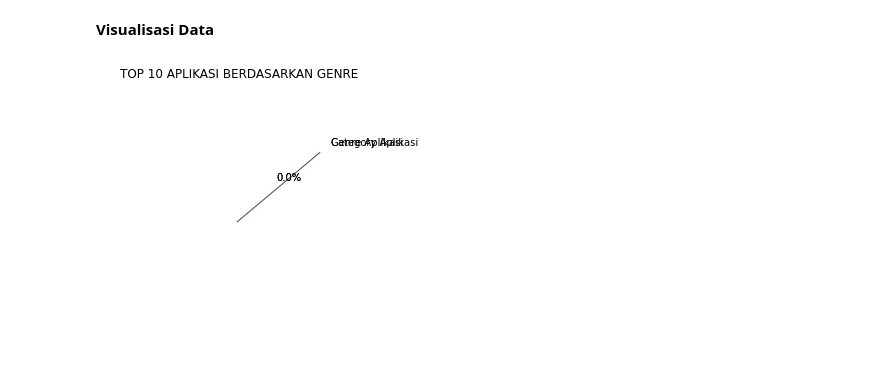
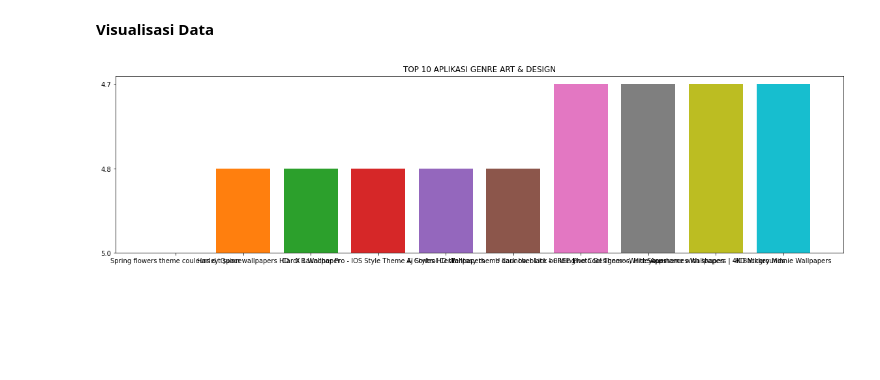
Before and after one commit to donigagahhh/BIGDATA, a Jupyter notebook: 1800018196.ipynb, the cells around one changed output. Saved outputs shown, nothing was run; the diff lists cells and outputs as text; code cells hidden in the pictures; blank space fills up the shorter version.

```diff
--- a/1800018196.ipynb
+++ b/1800018196.ipynb
@@ -238,12 +204,17 @@ jumlah2 = spark.sql("SELECT COUNT(app) FROM AC").show()
+# %%
+data_chart = datagoogleplaystore.select('App', 'Rating', 'Category', 'Genres')
+art_design = data_chart.filter(data_chart.Genres == 'Art & Design')
+art_design = art_design.filter(data_chart.Rating <= 5.0)
+art_design = art_design.orderBy('Rating', ascending=False)
 # %% [markdown]
 **Visualisasi Data**
-# %%
-fig, axes = plt.subplots()
-
-fig.set_size_inches(7, 5)
-
-plt.title('TOP 10 APLIKASI BERDASARKAN GENRE')
-plt.pie([App_Genres.count(), App_Category.count()], labels=['Genre Aplikasi', 'Category Aplikasi'], autopct='%1.1f%%', shadow=True, startangle=40, colors=['#6ebfb5', 'red'])
-print('\n')
-# %% [output]
-[figure, removed]
+# %%
+fig, axes = plt.subplots()
+fig.set_size_inches(20, 5)
+
+plt.title('TOP 10 APLIKASI GENRE ART & DESIGN')
+
+for i in range(10):
+  plt.bar(art_design.collect()[i][0], art_design.collect()[i][1])
+# %% [output]
+[figure, added]
```
Also changed, not shown: parts of 2 cells of this notebook.
